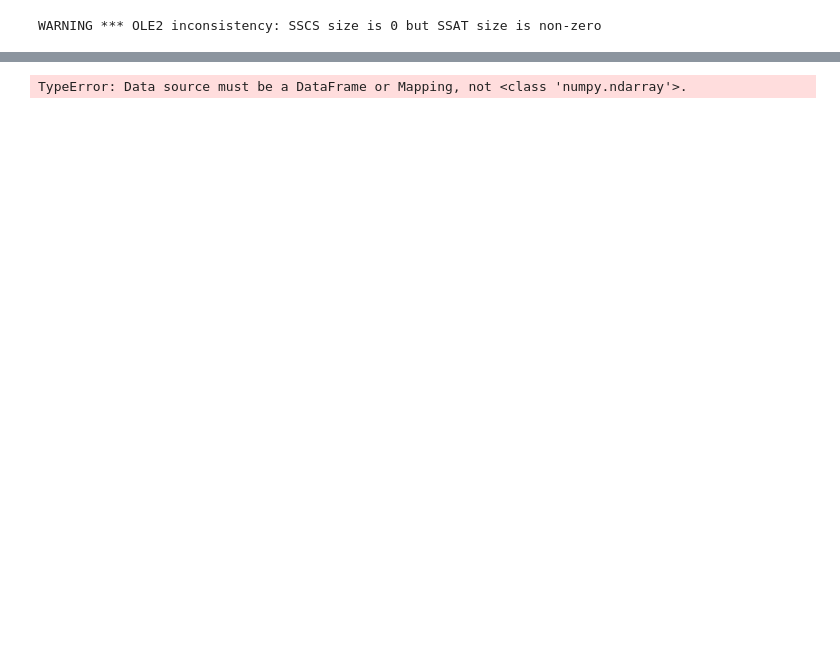
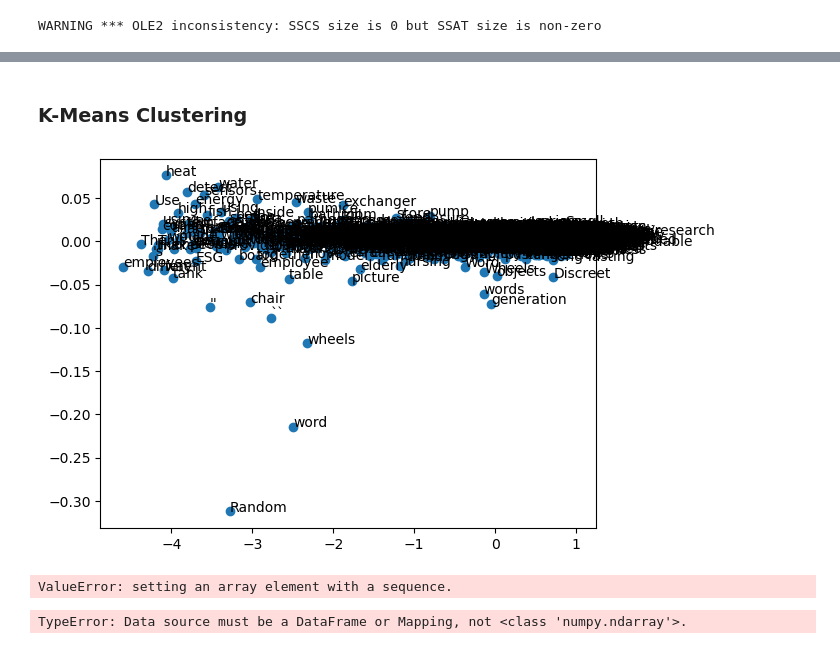
Before and after one commit to shahamana/rosetta-topic-model, a Jupyter notebook: analysis.ipynb, the cells around one changed output, grey strips where cells are left out. Drawn from its saved outputs; the diff is of its cells as text; code cells hidden in the pictures; blank space fills up the shorter version.

```diff
--- a/analysis.ipynb
+++ b/analysis.ipynb
@@ -8,6 +8,9 @@ import nltk
 import nltk.corpus
 from gensim.models import Word2Vec
 import os
+from nltk.corpus import stopwords
+
+stop_words = set(stopwords.words("english"))
 # %%
 # get words from the text corpus
 
@@ -90,0 +104,28 @@ w2v = Word2Vec(docs, window=5, workers=4, min_count=3)
+# %% [markdown]
+### K-Means Clustering
+# %%
+# tokenize filtered text, removing stopwords
+
+def tokenize_text(text, tokenizer):
+    tokens = tokenizer(text)  # Get tokens from text
+    tokens = [t for t in tokens if not t in stop_words]  # Remove stopwords
+    tokens = [t for t in tokens if len(t) > 1]  # Remove short tokens
+    return tokens
+
+tokens = docs.map(lambda x: tokenize_text(x, nltk.word_tokenize))
+# %%
+# setup word2vec embeddings
+model = Word2Vec(sentences=tokens, vector_size=100, workers=1)
+# %%
+from sklearn.decomposition import PCA
+from matplotlib import pyplot
+X = model.wv.vectors
+pca = PCA(n_components=2)
+result = pca.fit_transform(X)
+pyplot.scatter(result[:, 0], result[:, 1])
+words = list(model.wv.key_to_index)
+for i, word in enumerate(words):
+    pyplot.annotate(word, xy=(result[i, 0], result[i, 1]))
+pyplot.show()
+# %% [output]
+[figure, added]
@@ -91,3 +178,17 @@ w2v = Word2Vec(docs, window=5, workers=4, min_count=3)
+# %%
+clustering, cluster_labels = mbkmeans_clusters(
+    X=tokens,
+    k=50,
+    mb=500,
+    print_silhouette_values=True,
+)
+df_clusters = pd.DataFrame({
+    "text": docs,
+    "tokens": [" ".join(text) for text in tokens],
+    "cluster": cluster_labels
+})
+# %% [output]
+ValueError: setting an array element with a sequence.
 # %%
 # do PCA
 
```
Also changed, not shown: parts of 6 cells of this notebook.
